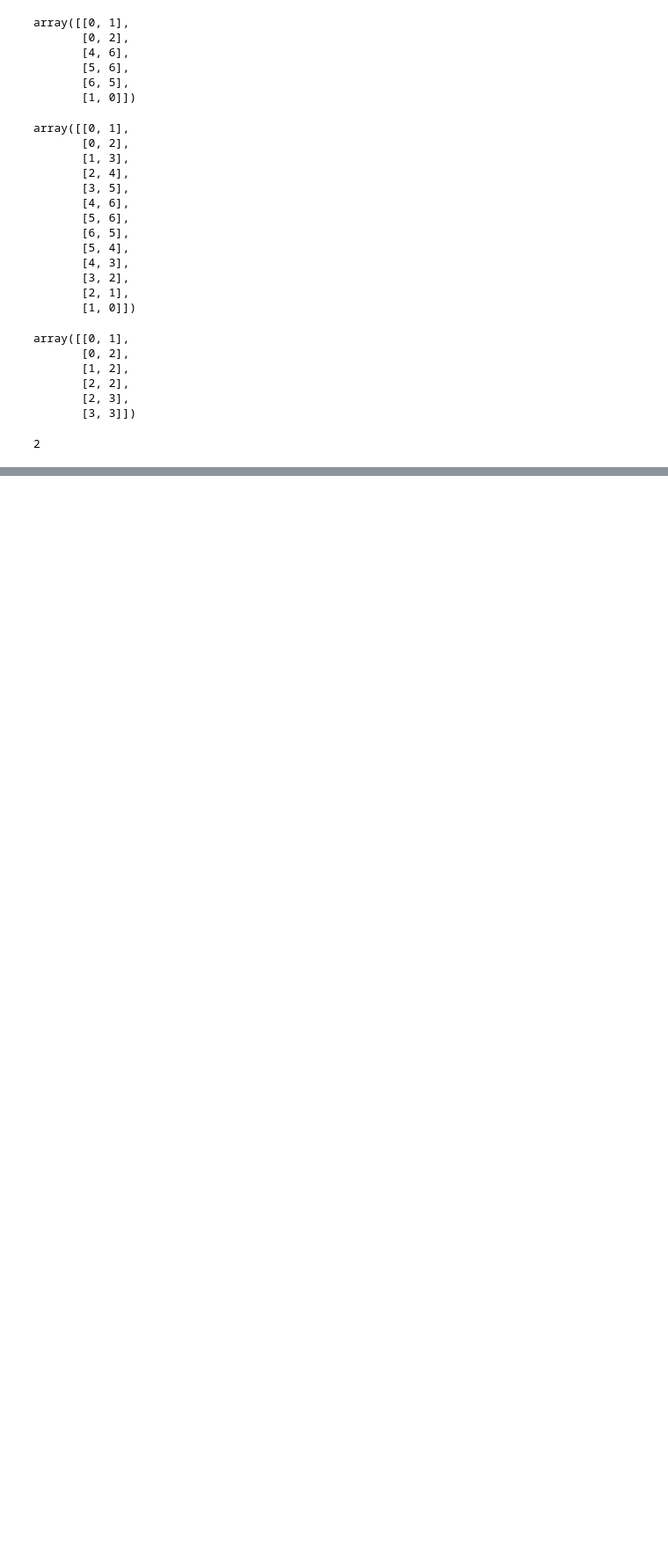
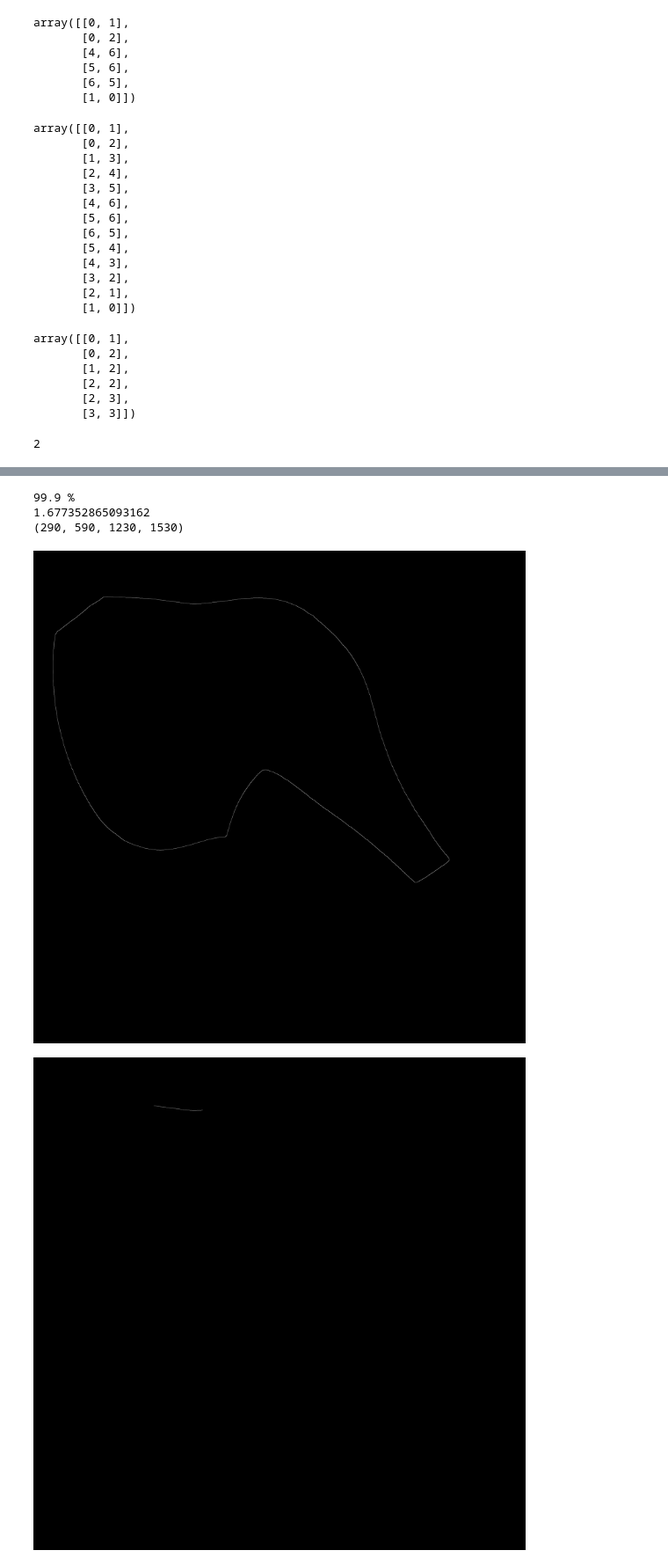
Before and after one commit to Totti00/VA_Project, a Jupyter notebook: VA_project.ipynb, the cells around one changed output, grey strips where cells are left out. Shown: that part at 88% size. Drawn from its saved outputs; the diff is of its cells as text; code cells hidden in the pictures; blank space fills up the shorter version.

Commit message:
test vecchio match con nuovo bordo, serve check sovrapposizione

```diff
--- a/VA_project.ipynb
+++ b/VA_project.ipynb
@@ -692,2 +683,0 @@ array([448, 280, 449, ..., 451, 280, 450])
-# %%
-contours[0] = np.delete(contours[0], 0, 0)
@@ -796,0 +830,13 @@ len(contours_simplifier(contours[0]))
+# %%
+score, coords = new_match(contours[0], contours[2], 300)   #1, 3, 400
+print(score)
+print(coords)
+# %% [output]
+99.9 %
+1.677352865093162
+(290, 590, 1230, 1530)
+# %%
+visualize(coords, contours[0], contours[2])
+# %% [output]
+[figure, added]
+[figure, added]
```
Also changed, not shown: parts of 9 cells of this notebook.
